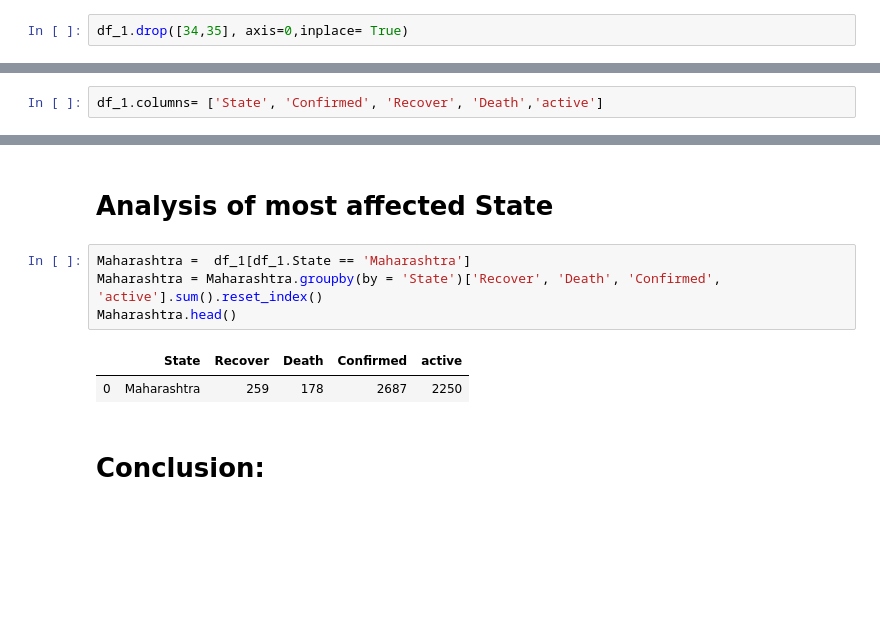
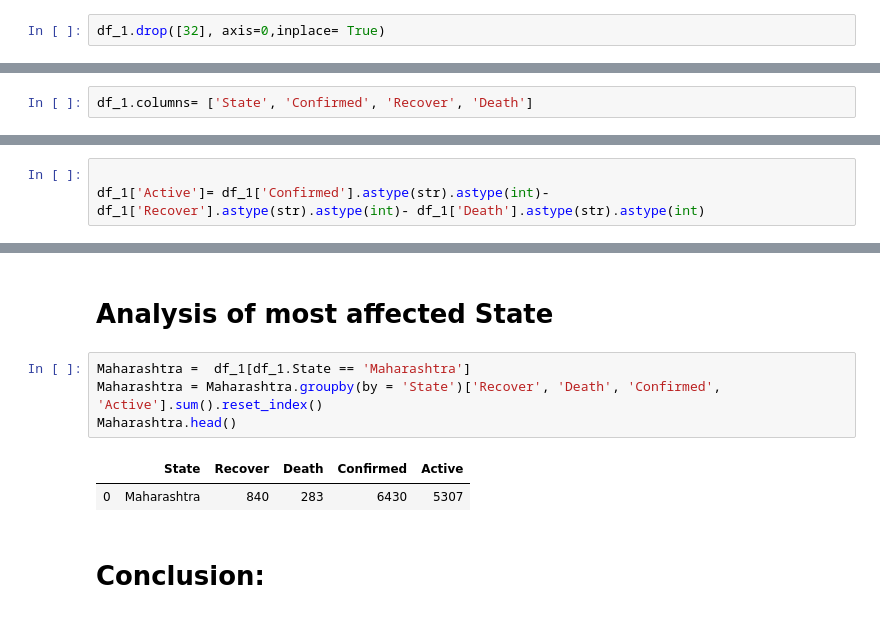
Before and after one commit to Santosh051985/COVID-19-Comprehensive-Data-Visualization, a Jupyter notebook: Covid-19 Analysis in India.ipynb, the cells around one changed output, grey strips where cells are left out. Cells and saved outputs as stored; diff of their text form; blank space fills up the shorter version.

```diff
--- a/Covid-19 Analysis in India.ipynb
+++ b/Covid-19 Analysis in India.ipynb
@@ -34,2 +34,2 @@ df_1
 # %%
-df_1.drop([34,35], axis=0,inplace= True)
+df_1.drop([32], axis=0,inplace= True)
@@ -106,2 +121,2 @@ Index(['State', 'Confirmed Case', 'Recover', 'Death', 'active'], dtype='object')
 # %%
-df_1.columns= ['State', 'Confirmed', 'Recover', 'Death','active']
+df_1.columns= ['State', 'Confirmed', 'Recover', 'Death']
@@ -128,3 +123,6 @@ df_1
+# %%
+
+df_1['Active']= df_1['Confirmed'].astype(str).astype(int)- df_1['Recover'].astype(str).astype(int)- df_1['Death'].astype(str).astype(int)
 # %%
 df_1.info()
 # %% [output]
@@ -335,11 +333,11 @@ ax.set(xlabel='Total cases', ylabel='State')
 # Analysis of most affected State
 # %%
 Maharashtra =  df_1[df_1.State == 'Maharashtra']
-Maharashtra = Maharashtra.groupby(by = 'State')['Recover', 'Death', 'Confirmed', 'active'].sum().reset_index()
+Maharashtra = Maharashtra.groupby(by = 'State')['Recover', 'Death', 'Confirmed', 'Active'].sum().reset_index()
 Maharashtra.head()
 # %% [output]
-|  | State | Recover | Death | Confirmed | active |
-| 0 | Maharashtra | 259 | 178 | 2687 | 2250 |
+|  | State | Recover | Death | Confirmed | Active |
+| 0 | Maharashtra | 840 | 283 | 6430 | 5307 |
 # %% [markdown]
 # Conclusion:
 # %% [markdown]
```
Also changed, not shown: parts of 18 cells of this notebook.
